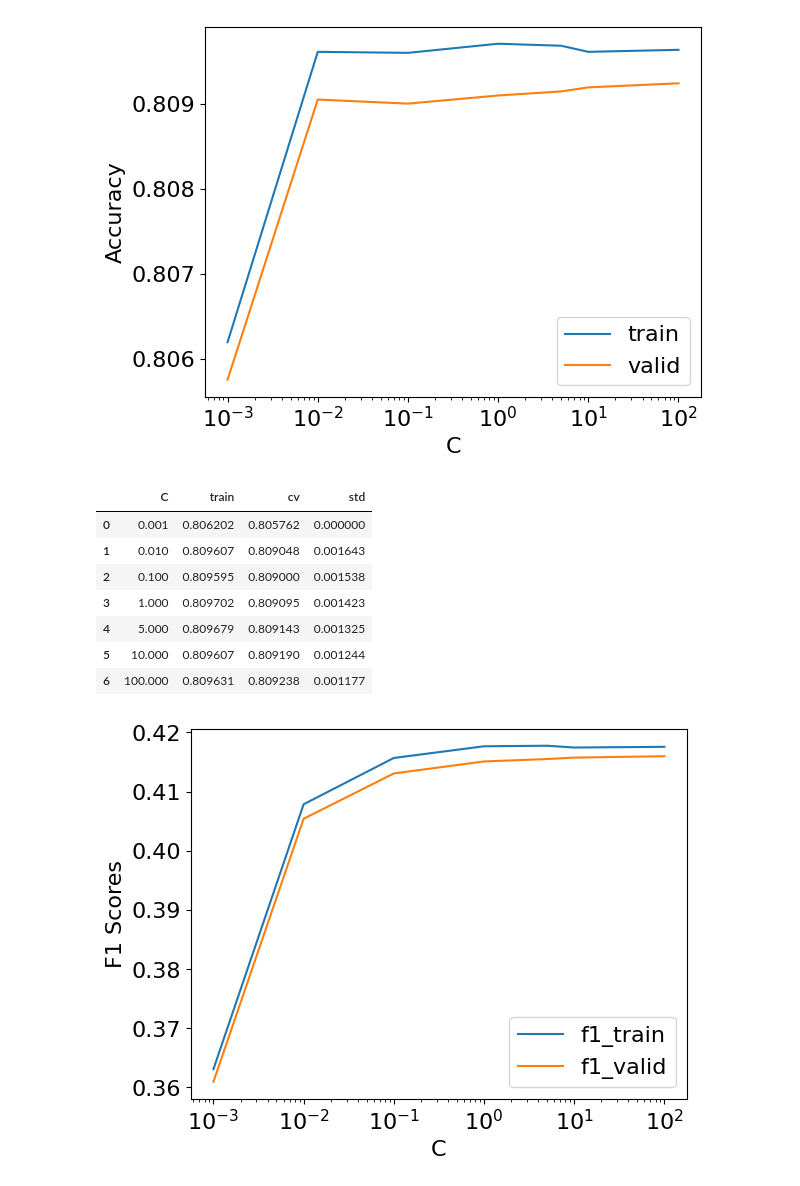
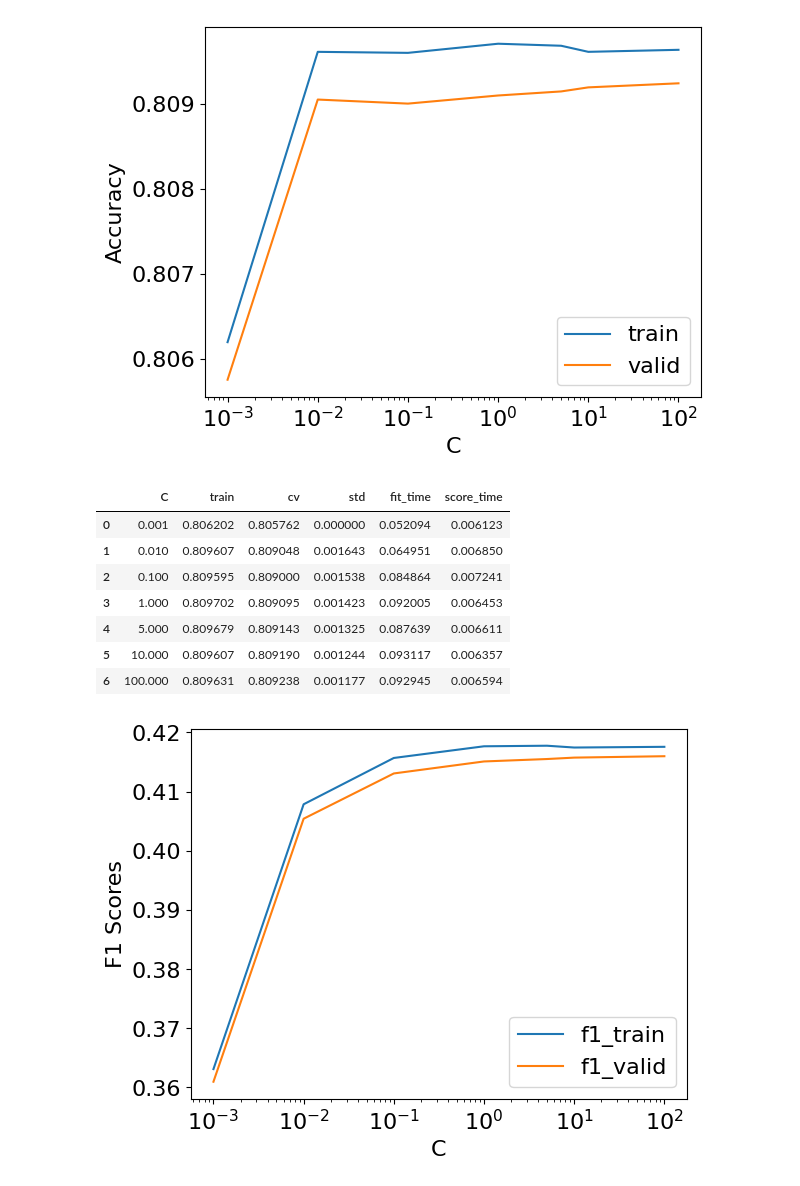
Before and after one commit to angshe/330hw5, a Jupyter notebook: hw5.ipynb, the cells around one changed output. Drawn from its saved outputs; the diff is of its cells as text; code cells hidden in the pictures.

```diff
--- a/hw5.ipynb
+++ b/hw5.ipynb
@@ -628,6 +629,8 @@ print(best_Max_iter)
 train_scores = []
 cv_scores = []
 std_scores = []
+fit_times = []
+score_times = []
 
 for C in C_vals:
     #     print(C)
@@ -643,6 +646,8 @@ for C in C_vals:
     train_scores.append(cv_results["train_score"].mean())
     cv_scores.append(cv_results["test_score"].mean())
     std_scores.append(np.std(cv_scores))
+    fit_times.append(cv_results["fit_time"].mean())
+    score_times.append(cv_results["score_time"].mean())
 
 plt.semilogx(C_vals, train_scores, label="train")
 plt.semilogx(C_vals, cv_scores, label="valid")
@@ -652,16 +657,17 @@ plt.ylabel("Accuracy");
 # %% [output]
 [figure]
 # %%
-pd.DataFrame({"C": C_vals, "train": train_scores, "cv": cv_scores, "std": std_scores})
+
+pd.DataFrame({"C": C_vals, "train": train_scores, "cv": cv_scores, "std": std_scores, "fit_time": fit_times, "score_time": score_times})
 # %% [output]
-|  | C | train | cv | std |
-| 0 | 0.001 | 0.806202 | 0.805762 | 0.000000 |
-| 1 | 0.010 | 0.809607 | 0.809048 | 0.001643 |
-| 2 | 0.100 | 0.809595 | 0.809000 | 0.001538 |
-| 3 | 1.000 | 0.809702 | 0.809095 | 0.001423 |
-| 4 | 5.000 | 0.809679 | 0.809143 | 0.001325 |
-| 5 | 10.000 | 0.809607 | 0.809190 | 0.001244 |
-| 6 | 100.000 | 0.809631 | 0.809238 | 0.001177 |
+|  | C | train | cv | std | fit_time | score_time |
+| 0 | 0.001 | 0.806202 | 0.805762 | 0.000000 | 0.052094 | 0.006123 |
+| 1 | 0.010 | 0.809607 | 0.809048 | 0.001643 | 0.064951 | 0.006850 |
+| 2 | 0.100 | 0.809595 | 0.809000 | 0.001538 | 0.084864 | 0.007241 |
+| 3 | 1.000 | 0.809702 | 0.809095 | 0.001423 | 0.092005 | 0.006453 |
+| 4 | 5.000 | 0.809679 | 0.809143 | 0.001325 | 0.087639 | 0.006611 |
+| 5 | 10.000 | 0.809607 | 0.809190 | 0.001244 | 0.093117 | 0.006357 |
+| 6 | 100.000 | 0.809631 | 0.809238 | 0.001177 | 0.092945 | 0.006594 |
 # %%
 # taken from hw4
 f1_train_scores = []
```
Also changed, not shown: parts of 26 cells of this notebook, 1 other file.
